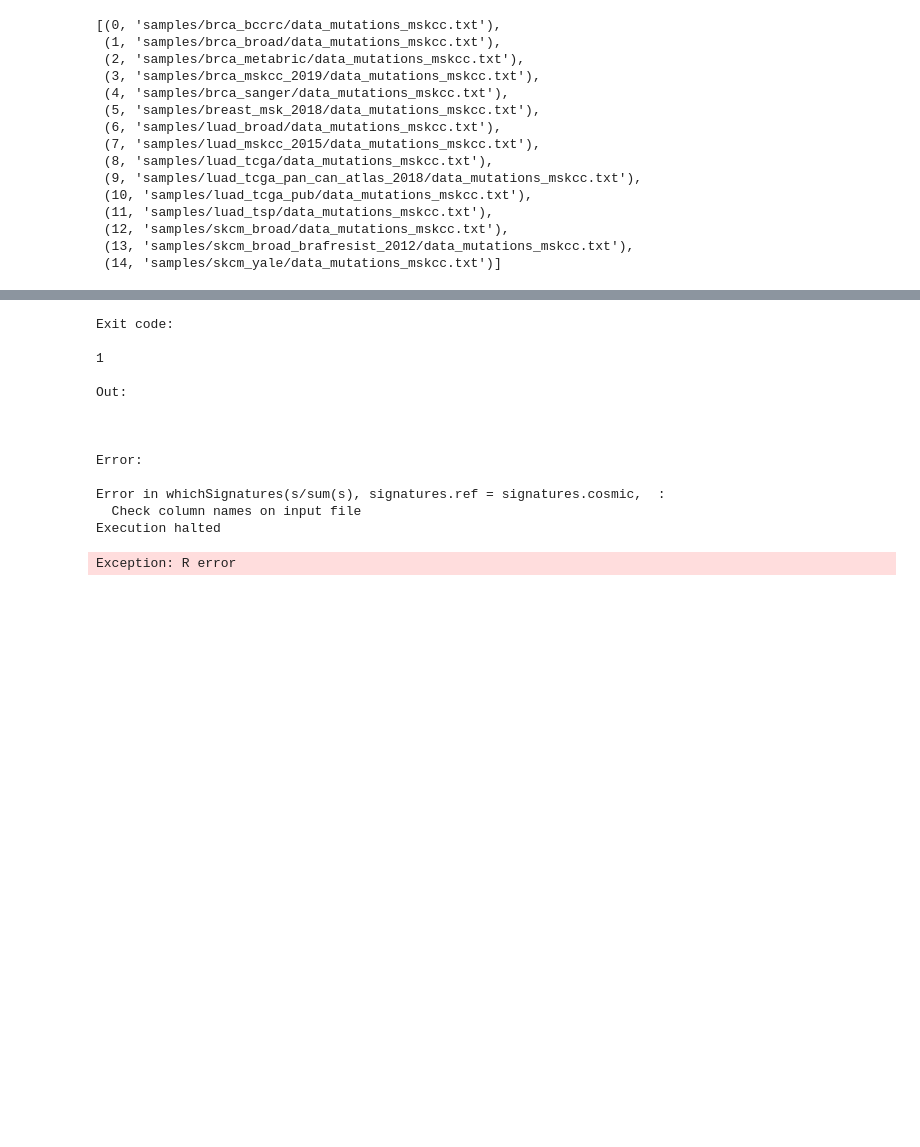
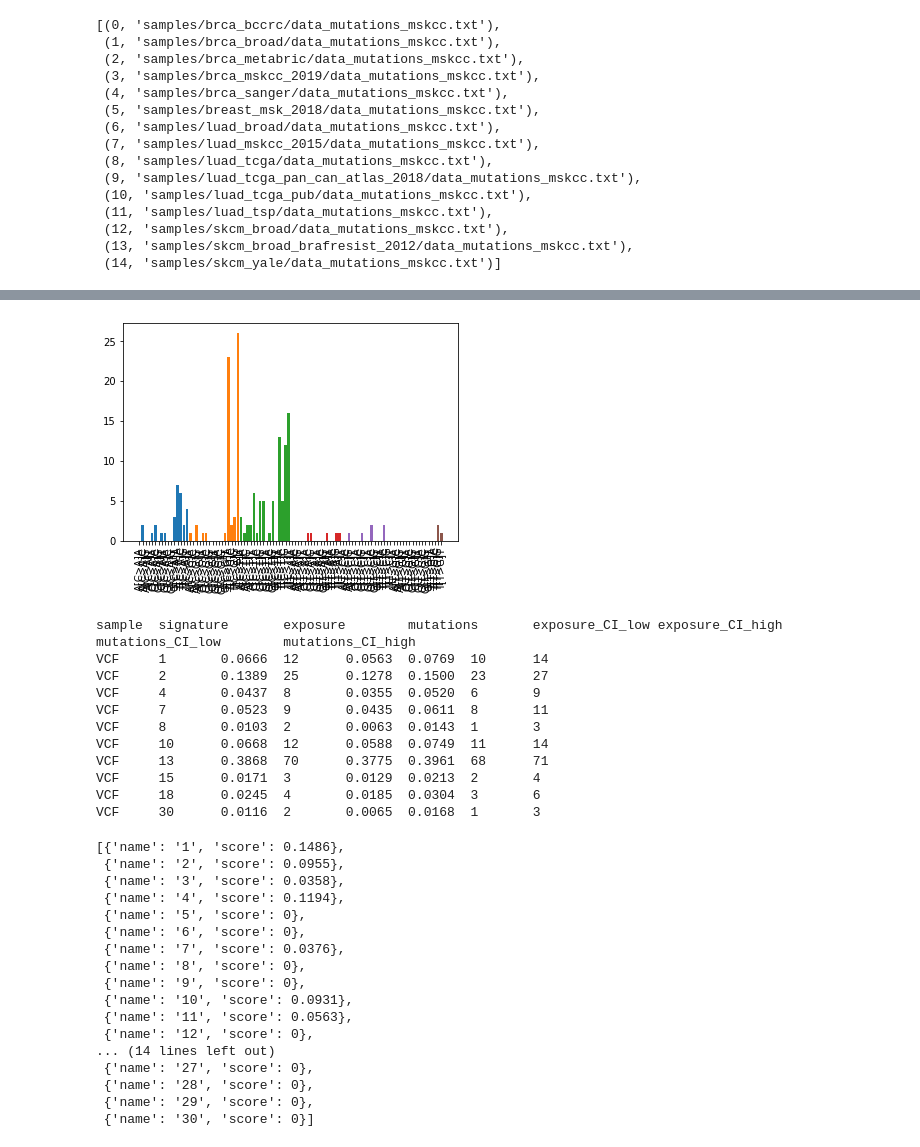
Before and after one commit to fhernandezl/mutagene, a Jupyter notebook: notebooks/correlated sig/deconsigs.ipynb, the cells around one changed output, grey strips where cells are left out. Cells and saved outputs as stored; diff of their text form; code cells hidden in the pictures; blank space fills up the shorter version.

Commit message:
Fixes Identify class bug. Introduces working deconstructSigs from Python.

```diff
--- a/notebooks/correlated sig/deconsigs.ipynb
+++ b/notebooks/correlated sig/deconsigs.ipynb
@@ -5,17 +6,28 @@ import numpy as np
 from glob import glob
 from subprocess import Popen, PIPE
 # %%
-def deconstruct_sigs(profile_fname, sample='1'):
+def get_sub_seq():
+    seq = []
+    for p5 in "ACGT":
+        for p3 in "ACGT":
+            for x,y in [('C','A'),('C','G'),('C','T'),('T','A'),('T','C'),('T','G')]:
+                seq.append(f"{p5}[{x}>{y}]{p3}")
+    return seq
+
+def deconstruct_sigs(profile):
     script1 = """
 library(jsonlite)
 library(deconstructSigs)
-s <- t(read.table('{}', sep="\t", header=FALSE, row.names=NULL))
-row.names(s) <- '{}'
-s <- as.data.frame(s)
-w <- whichSignatures(s / sum(s), signatures.ref=signatures.cosmic, signature.cutoff=0.00)
+s <- data.frame(t(data.frame(sample=c{})))
+colnames(s) <- c{}
+w <- whichSignatures(
+    tumor.ref = s / sum(s),
+    sample.id = 'sample',
+    signatures.ref=signatures.cosmic,
+    signature.cutoff=0.00)
 toJSON(w)
 """
-    script2 = script1.format(profile_fname, sample).encode("utf-8")
+    script2 = script1.format(tuple(profile), tuple(get_sub_seq())).encode("utf-8")
 
     proc = Popen(["Rscript", "-"], stdin=PIPE, stdout=PIPE, stderr=PIPE)
     out, err = proc.communicate(script2, timeout=10)
@@ -60,4 +72,4 @@ list(enumerate(sample_files))
  (14, 'samples/skcm_yale/data_mutations_mskcc.txt')]
 # %%
 # Get samples from multisample file
-samples = Sample.multisample(sample_files[12], 'samples/hg19.2bit')
+samples = Sample.multisample(sample_files[4], 'samples/hg19.2bit')
@@ -69,17 +80,35 @@ samples[-1].plot_profile()
-# %%
-deconstruct_sigs('samp.test')
-# %% [output]
-Exit code:
-
-1
-
-Out:
-
-
-
-Error:
-
-Error in whichSignatures(s/sum(s), signatures.ref = signatures.cosmic,  :
-  Check column names on input file
-Execution halted
-Exception: R error
+# %%
+sample_id = 30
+samples[sample_id].plot_profile()
+Identify(samples[sample_id].profile, 30, bootstrap=True).write_results()
+deconstruct_sigs(samples[sample_id].profile)
+# %% [output]
+[figure, added]
+sample  signature       exposure        mutations       exposure_CI_low exposure_CI_high        mutations_CI_low        mutations_CI_high
+VCF     1       0.0666  12      0.0563  0.0769  10      14
+VCF     2       0.1389  25      0.1278  0.1500  23      27
+VCF     4       0.0437  8       0.0355  0.0520  6       9
+VCF     7       0.0523  9       0.0435  0.0611  8       11
+VCF     8       0.0103  2       0.0063  0.0143  1       3
+VCF     10      0.0668  12      0.0588  0.0749  11      14
+VCF     13      0.3868  70      0.3775  0.3961  68      71
+VCF     15      0.0171  3       0.0129  0.0213  2       4
+VCF     18      0.0245  4       0.0185  0.0304  3       6
+VCF     30      0.0116  2       0.0065  0.0168  1       3
+[{'name': '1', 'score': 0.1486},
+ {'name': '2', 'score': 0.0955},
+ {'name': '3', 'score': 0.0358},
+ {'name': '4', 'score': 0.1194},
+ {'name': '5', 'score': 0},
+ {'name': '6', 'score': 0},
+ {'name': '7', 'score': 0.0376},
+ {'name': '8', 'score': 0},
+ {'name': '9', 'score': 0},
+ {'name': '10', 'score': 0.0931},
+ {'name': '11', 'score': 0.0563},
+ {'name': '12', 'score': 0},
+... (14 lines left out)
+ {'name': '27', 'score': 0},
+ {'name': '28', 'score': 0},
+ {'name': '29', 'score': 0},
+ {'name': '30', 'score': 0}]
```
Also changed, not shown: parts of 3 cells of this notebook, 2 other files.
